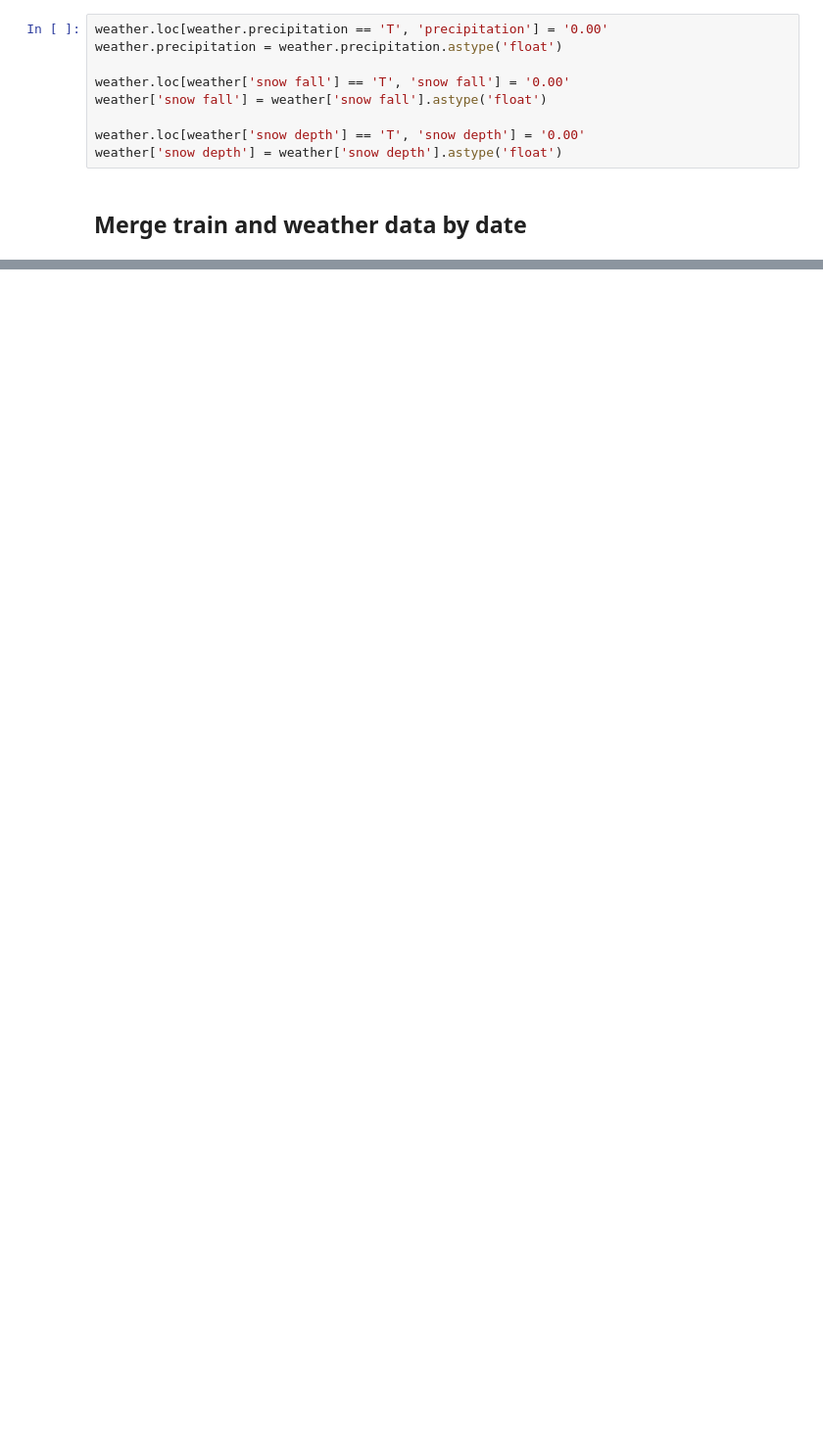
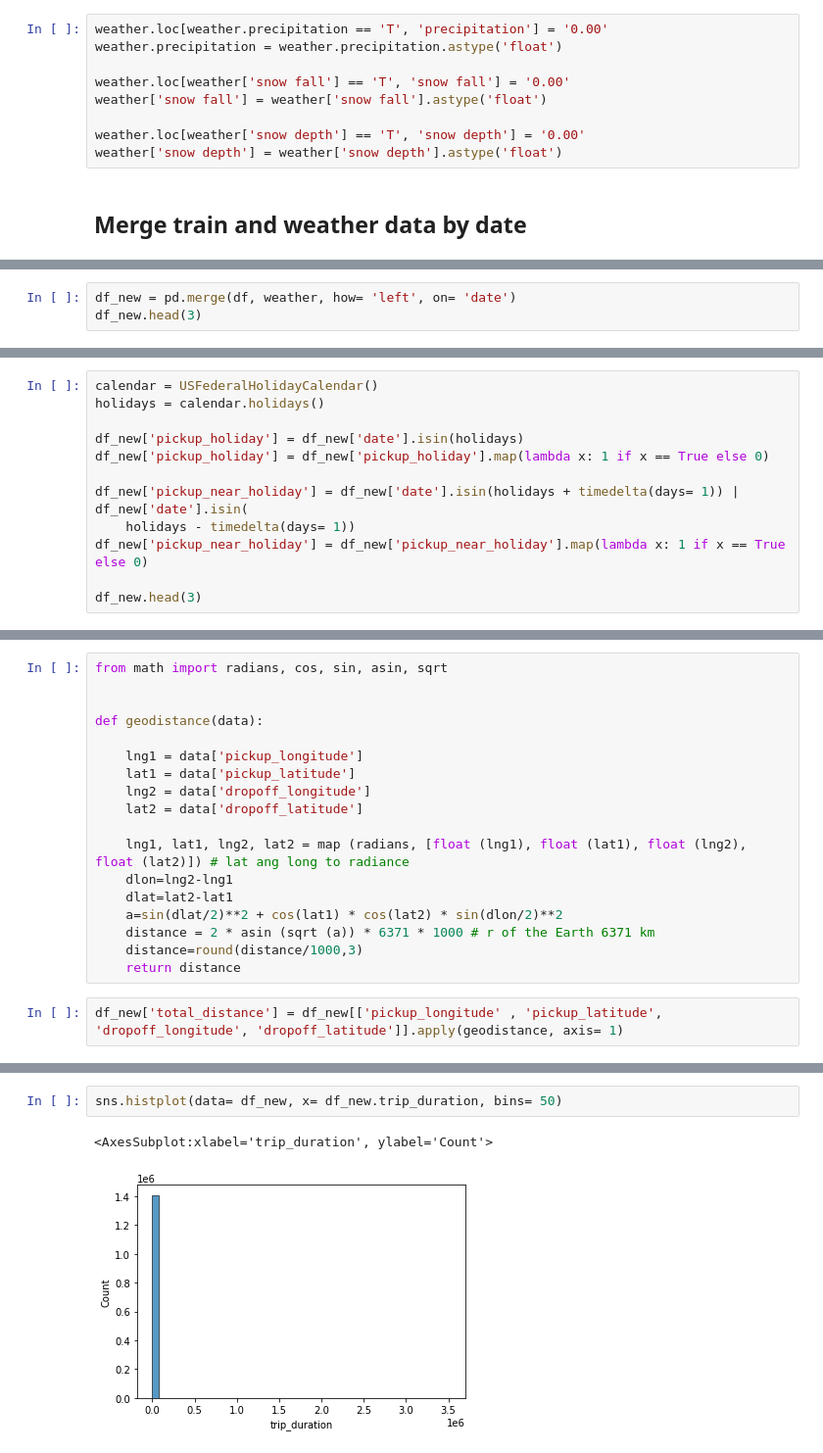
Before and after one commit to ivanshin/-KAGGLE-Taxi, a Jupyter notebook: notebook.ipynb, the cells around one changed output, grey strips where cells are left out. Shown at 98% size. Cells and saved outputs as stored; diff of their text form; blank space fills up the shorter version.

```diff
--- a/notebook.ipynb
+++ b/notebook.ipynb
@@ -219,0 +231,3 @@ weather['snow depth'] = weather['snow depth'].astype('float')
+# %%
+df_new = pd.merge(df, weather, how= 'left', on= 'date')
+df_new.head(3)
@@ -219,0 +275,12 @@ weather['snow depth'] = weather['snow depth'].astype('float')
+# %%
+calendar = USFederalHolidayCalendar()
+holidays = calendar.holidays()
+
+df_new['pickup_holiday'] = df_new['date'].isin(holidays)
+df_new['pickup_holiday'] = df_new['pickup_holiday'].map(lambda x: 1 if x == True else 0)
+
+df_new['pickup_near_holiday'] = df_new['date'].isin(holidays + timedelta(days= 1)) | df_new['date'].isin(
+    holidays - timedelta(days= 1))
+df_new['pickup_near_holiday'] = df_new['pickup_near_holiday'].map(lambda x: 1 if x == True else 0)
+
+df_new.head(3)
@@ -219,0 +295,20 @@ weather['snow depth'] = weather['snow depth'].astype('float')
+# %%
+from math import radians, cos, sin, asin, sqrt
+
+
+def geodistance(data):
+
+    lng1 = data['pickup_longitude']
+    lat1 = data['pickup_latitude']
+    lng2 = data['dropoff_longitude']
+    lat2 = data['dropoff_latitude']
+
+    lng1, lat1, lng2, lat2 = map (radians, [float (lng1), float (lat1), float (lng2), float (lat2)]) # lat ang long to radiance
+    dlon=lng2-lng1
+    dlat=lat2-lat1
+    a=sin(dlat/2)**2 + cos(lat1) * cos(lat2) * sin(dlon/2)**2
+    distance = 2 * asin (sqrt (a)) * 6371 * 1000 # r of the Earth 6371 km
+    distance=round(distance/1000,3)
+    return distance
+# %%
+df_new['total_distance'] = df_new[['pickup_longitude' , 'pickup_latitude', 'dropoff_longitude', 'dropoff_latitude']].apply(geodistance, axis= 1)
@@ -219,0 +329,5 @@ weather['snow depth'] = weather['snow depth'].astype('float')
+# %%
+sns.histplot(data= df_new, x= df_new.trip_duration, bins= 50)
+# %% [output]
+<AxesSubplot:xlabel='trip_duration', ylabel='Count'>
+[figure, added]
```
Also changed, not shown: parts of 18 cells of this notebook.
